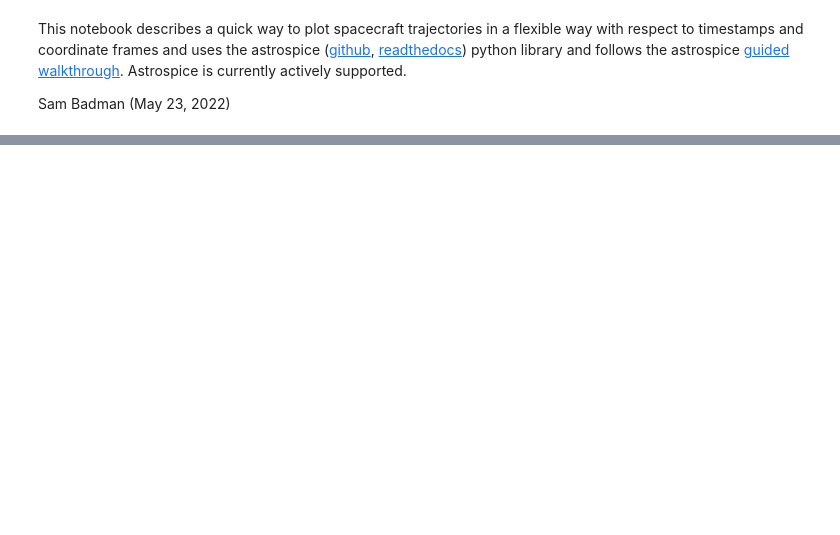
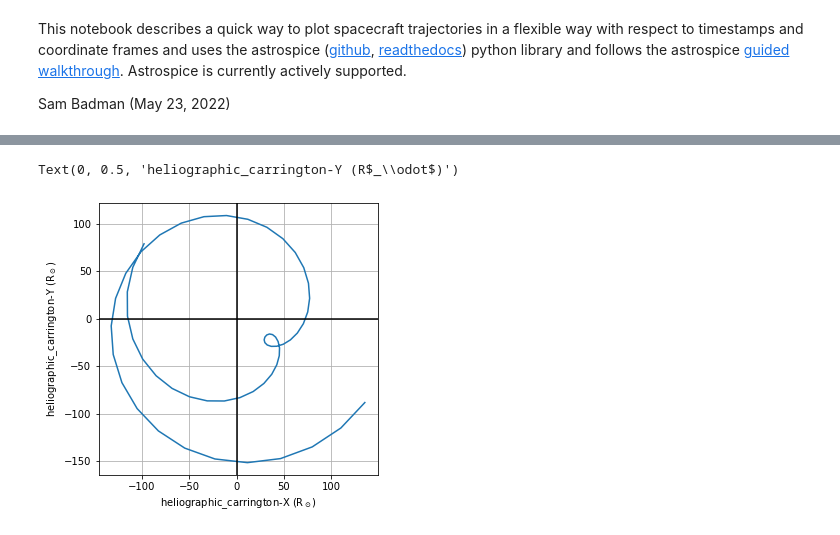
Before and after one commit to STBadman/PublicProjects, a Jupyter notebook: Visualizations/PlottingSpacecraftTrajectoriesAstrospice.ipynb, the cells around one changed output, grey strips where cells are left out. Saved outputs shown, nothing was run; the diff lists cells and outputs as text; code cells hidden in the pictures; blank space fills up the shorter version.

```diff
--- a/Visualizations/PlottingSpacecraftTrajectoriesAstrospice.ipynb
+++ b/Visualizations/PlottingSpacecraftTrajectoriesAstrospice.ipynb
@@ -55,16 +58,21 @@ Text(0, 0.5, 'icrs-Y (R$_\\odot$)')
 from sunpy.coordinates import HeliographicCarrington
 psp_coords_helio = psp_coords.transform_to(
     HeliographicCarrington(observer="self"))
+psp_coords_helio.representation_type="cartesian" # default is "spherical"
 # %%
 # Plot the heliographic coordinates:
 fig,ax=plt.subplots(figsize=(5,5))
-ax.plot(psp_coords.x.to("R_sun"),psp_coords.y.to("R_sun"))
+ax.plot(psp_coords_helio.x.to("R_sun"),
+        psp_coords_helio.y.to("R_sun"))
 ax.grid()
 
 # Set crosshair at the sun's location
 ax.axhline(0,color='black',linewidth=1.5)
 ax.axvline(0,color='black',linewidth=1.5)
 
 # Label axes
-ax.set_xlabel(f"{psp_coords.frame.name}-X (R$_\odot$)")
-ax.set_ylabel(f"{psp_coords.frame.name}-Y (R$_\odot$)")
+ax.set_xlabel(f"{psp_coords_helio.frame.name}-X (R$_\odot$)")
+ax.set_ylabel(f"{psp_coords_helio.frame.name}-Y (R$_\odot$)")
+# %% [output]
+Text(0, 0.5, 'heliographic_carrington-Y (R$_\\odot$)')
+[figure, added]
```
Also changed, not shown: parts of 3 cells of this notebook.
